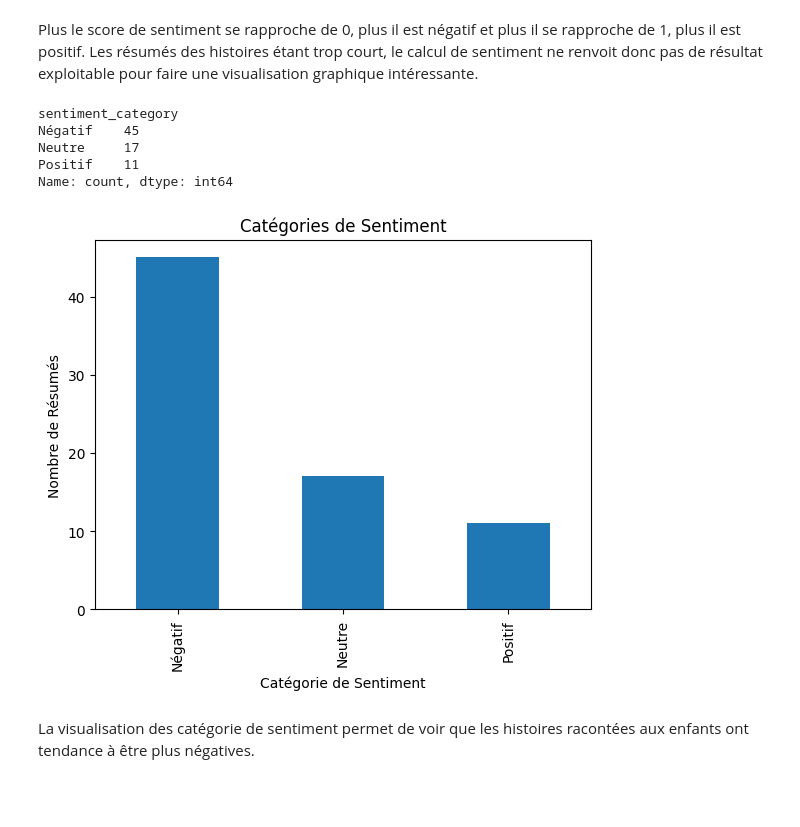
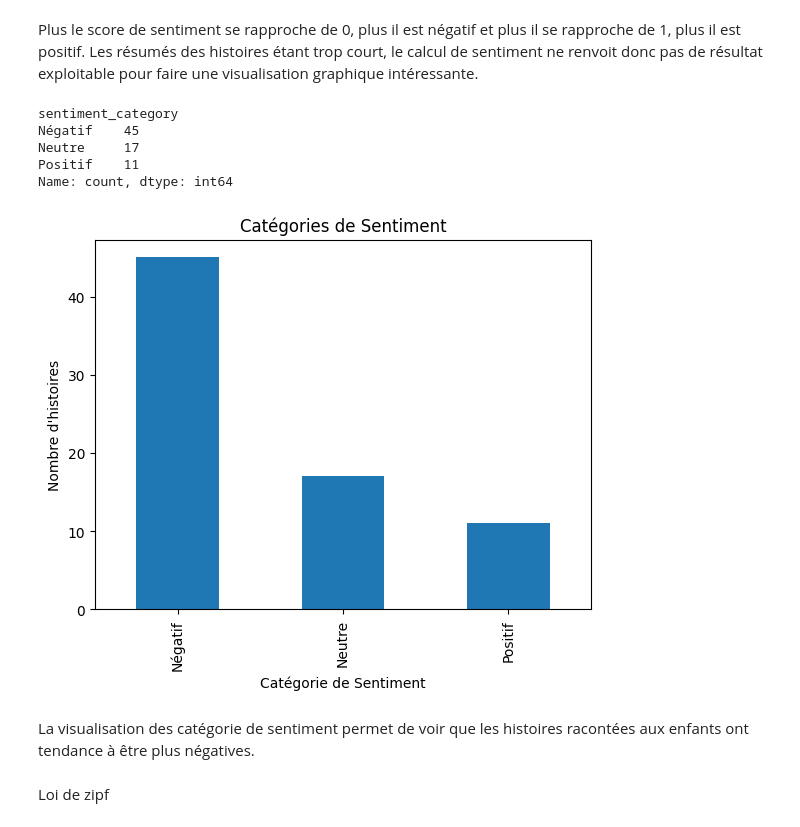
Before and after one commit to Ecnats/outil-traitement-corpus, a Jupyter notebook: script/visualise_data.ipynb, the cells around one changed output. Saved outputs shown, nothing was run; the diff lists cells and outputs as text; code cells hidden in the pictures; blank space fills up the shorter version.

```diff
--- a/script/visualise_data.ipynb
+++ b/script/visualise_data.ipynb
@@ -194,11 +242,18 @@ Requirement already satisfied: joblib in /home/coco97/miniconda3/envs/outil-tao2
 Requirement already satisfied: regex>=2021.8.3 in /home/coco97/miniconda3/envs/outil-tao2/lib/python3.11/site-packages (from nltk>=3.8->textblob) (2024.5.15)
 Requirement already satisfied: tqdm in /home/coco97/miniconda3/envs/outil-tao2/lib/python3.11/site-packages (from nltk>=3.8->textblob) (4.66.4)
 # %%
+from textblob import TextBlob
 # chargement du fichier CSV
 df = pd.read_csv('../data/histoires_resumes.csv')
 
 # fonction pour calculer les sentiments
 def get_sentiment(text):
+    """ Parametres
+        text : str
+
+        Return
+        stat of polarity
+    """
     blob = TextBlob(text)
     return blob.sentiment.polarity
 
@@ -206,8 +261,8 @@ def get_sentiment(text):
 df['histoire_sentiment'] = df['histoire'].apply(get_sentiment)
 df['resume_sentiment'] = df['resumes'].apply(get_sentiment)
 
+
 # affichage du DataFrame
-df.head().to_csv('../figures/calcul_sentiments.csv', index=False)
 print(df.head())
 # %% [output]
    id                                           histoire  \
@@ -235,31 +290,43 @@ Plus le score de sentiment se rapproche de 0, plus il est négatif et plus il se
 Les résumés des histoires étant trop court, le calcul de sentiment ne renvoit donc pas de résultat exploitable pour faire une visualisation graphique intéressante.
 # %%
 def categorize_sentiment(score):
+    """ Parametres
+        score : float
+
+        Return
+        sentiment category
+    """
     if score > 0.6:
         return 'Positif'
     elif score < 0.4:
         return 'Négatif'
     else:
         return 'Neutre'
 
 df['sentiment_category'] = df['histoire_sentiment'].apply(categorize_sentiment)
 
-# Compter le nombre d'histoires dans chaque catégorie
+# compter combien il y a d'histoire par catégorie
 category_counts = df['sentiment_category'].value_counts()
 print(category_counts)
 
 # Visualisation des catégories de sentiment
 category_counts.plot(kind='bar')
 plt.title('Catégories de Sentiment')
 plt.xlabel('Catégorie de Sentiment')
 plt.ylabel('Nombre d\'histoires')
+
+df.to_csv('../data/histoires_resumes_sentiment.csv', index=False)
+#enregistrement classement par catégorie de sentiment
+plt.savefig('../figures/categorie_sentiment.png')
 plt.show()
 # %% [output]
 sentiment_category
 Négatif    45
 Neutre     17
 Positif    11
 Name: count, dtype: int64
-[figure, old version]
+[figure, new version]
 # %% [markdown]
 La visualisation des catégorie de sentiment permet de voir que les histoires racontées aux enfants ont tendance à être plus négatives.
+# %% [markdown]
+Loi de zipf
```
Also changed, not shown: parts of 9 cells of this notebook, 14 other files.
